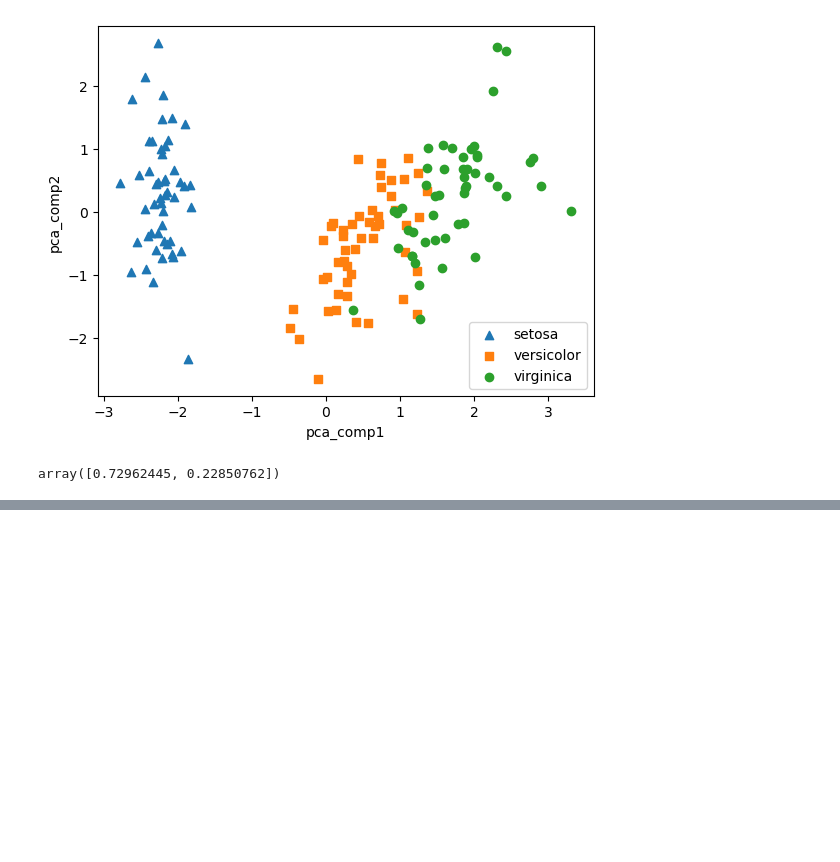
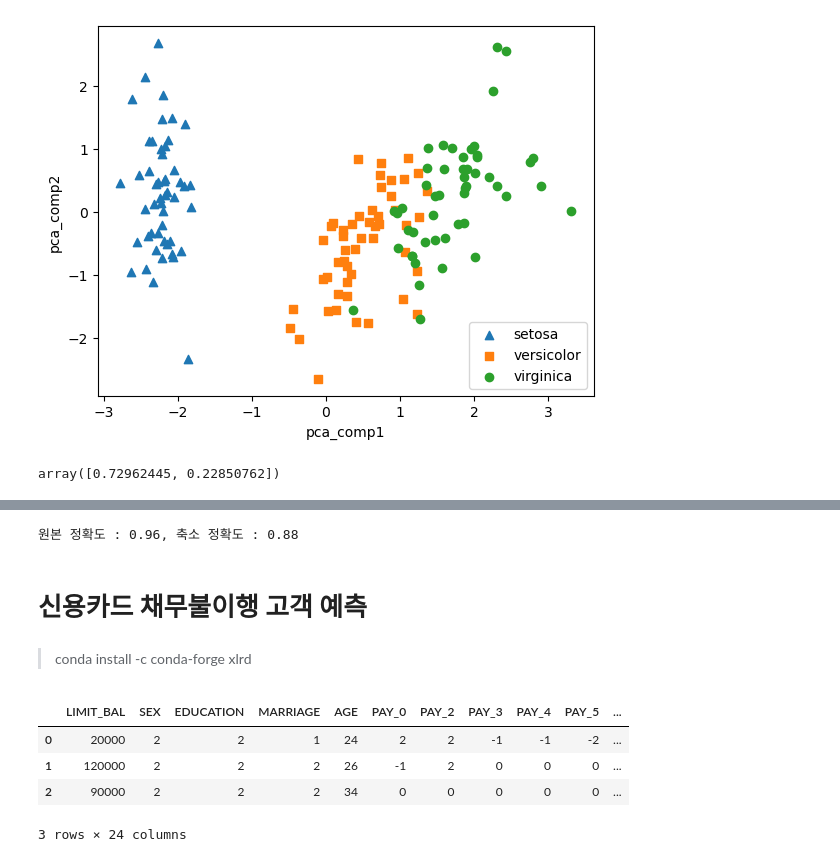
Before and after one commit to yleessam/2412_ml_env, a Jupyter notebook: 6장_PCA.IPYNB, the cells around one changed output, grey strips where cells are left out. Saved outputs shown, nothing was run; the diff lists cells and outputs as text; code cells hidden in the pictures; blank space fills up the shorter version.

```diff
--- a/6장_PCA.IPYNB
+++ b/6장_PCA.IPYNB
@@ -90,0 +110,31 @@ array([0.72962445, 0.22850762])
+# %%
+from sklearn.ensemble import RandomForestClassifier
+from sklearn.model_selection import cross_val_score
+import numpy as np
+
+rcf = RandomForestClassifier(random_state=156)
+
+#원본데이터 정확도
+scores = cross_val_score(rcf, iris.data, iris.target,scoring='accuracy',cv=3)
+
+#pca데이터 정확도
+scores_pca = cross_val_score(rcf, pca_X, iris.target,scoring='accuracy',cv=3)
+
+print(f'원본 정확도 : {np.mean(scores)}, 축소 정확도 : {np.mean(scores_pca)}')
+# %% [output]
+원본 정확도 : 0.96, 축소 정확도 : 0.88
+# %% [markdown]
+# 신용카드 채무불이행 고객 예측
+# %% [markdown]
+>conda install -c conda-forge xlrd
+# %%
+import pandas as pd
+
+df = pd.read_excel('pca_credit_card.xls', header=1, sheet_name='Data').iloc[0:, 1:]
+df.head(3)
+# %% [output]
+|  | LIMIT_BAL | SEX | EDUCATION | MARRIAGE | AGE | PAY_0 | PAY_2 | PAY_3 | PAY_4 | PAY_5 | ... |
+| 0 | 20000 | 2 | 2 | 1 | 24 | 2 | 2 | -1 | -1 | -2 | ... |
+| 1 | 120000 | 2 | 2 | 2 | 26 | -1 | 2 | 0 | 0 | 0 | ... |
+| 2 | 90000 | 2 | 2 | 2 | 34 | 0 | 0 | 0 | 0 | 0 | ... |
+3 rows × 24 columns
```
Also changed, not shown: parts of 14 cells of this notebook, 1 other file.
